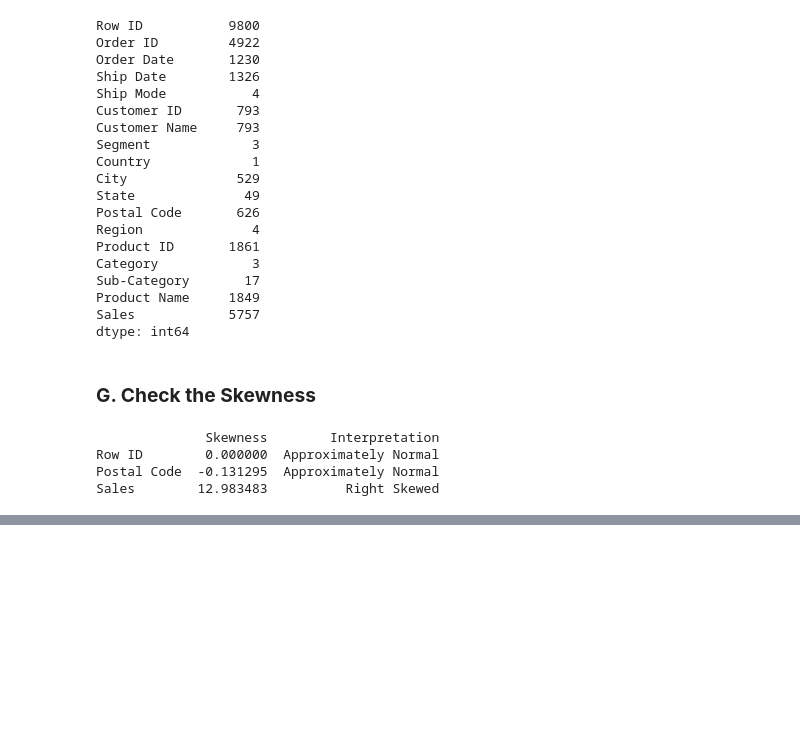
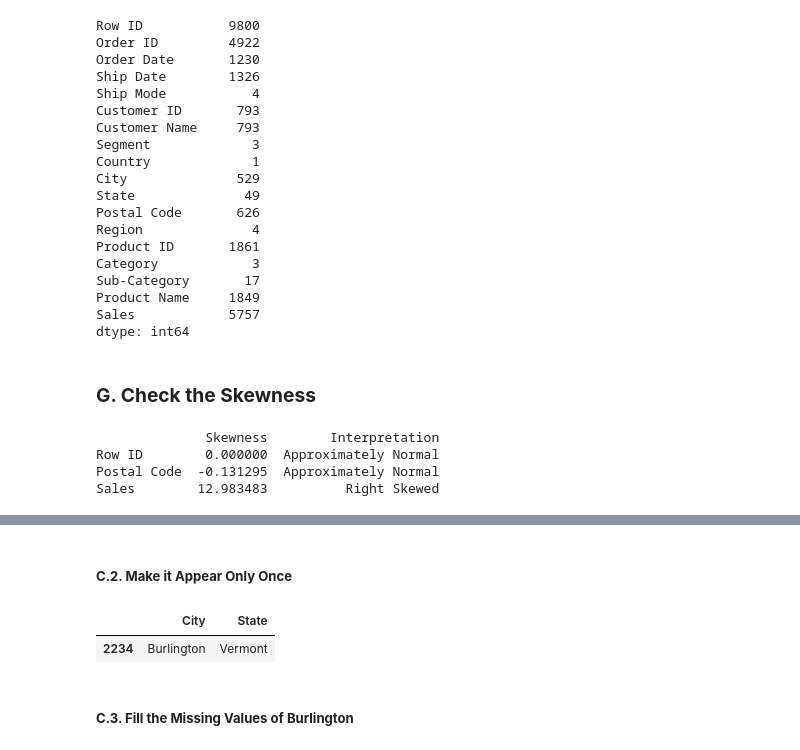
Before and after one commit to Maulana-Yusuf-T/Sales-Forecasting, a Jupyter notebook: Sales_Forecasting.ipynb, the cells around one changed output, grey strips where cells are left out. Drawn from its saved outputs; the diff is of its cells as text; code cells hidden in the pictures; blank space fills up the shorter version.

```diff
--- a/Sales_Forecasting.ipynb
+++ b/Sales_Forecasting.ipynb
@@ -167,0 +239,10 @@ Sales        12.983483          Right Skewed
+# %% [markdown]
+##### **C.2. Make it Appear Only Once**
+# %%
+# Drop the duplicates of City and State: Burlington & Vermont
+df_copy[df_copy['Postal Code'].isnull()][['City', 'State']].drop_duplicates()
+# %% [output]
+|  | City | State |
+| 2234 | Burlington | Vermont |
+# %% [markdown]
+##### **C.3. Fill the Missing Values of Burlington**
```
Also changed, not shown: parts of 10 cells of this notebook.
